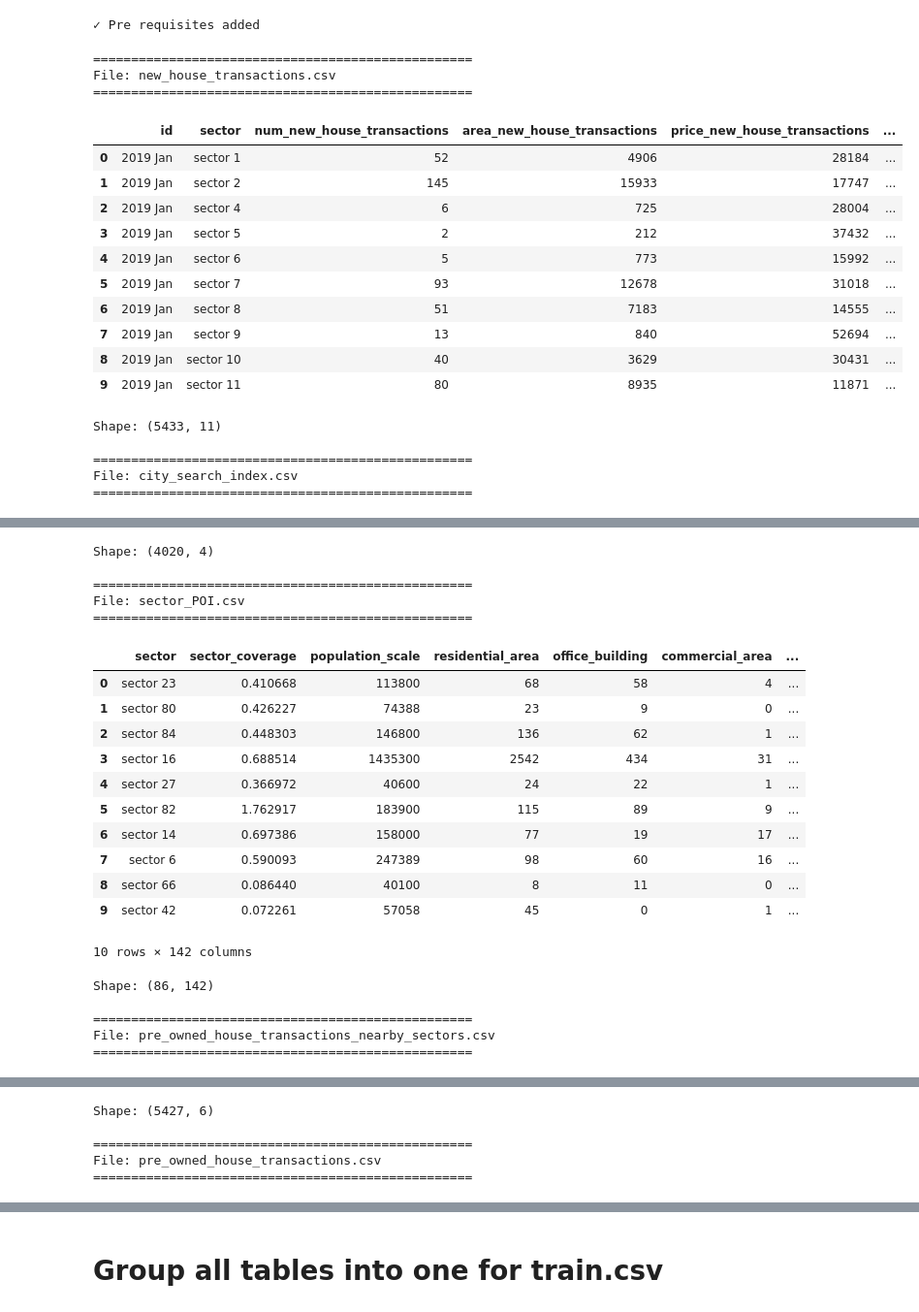
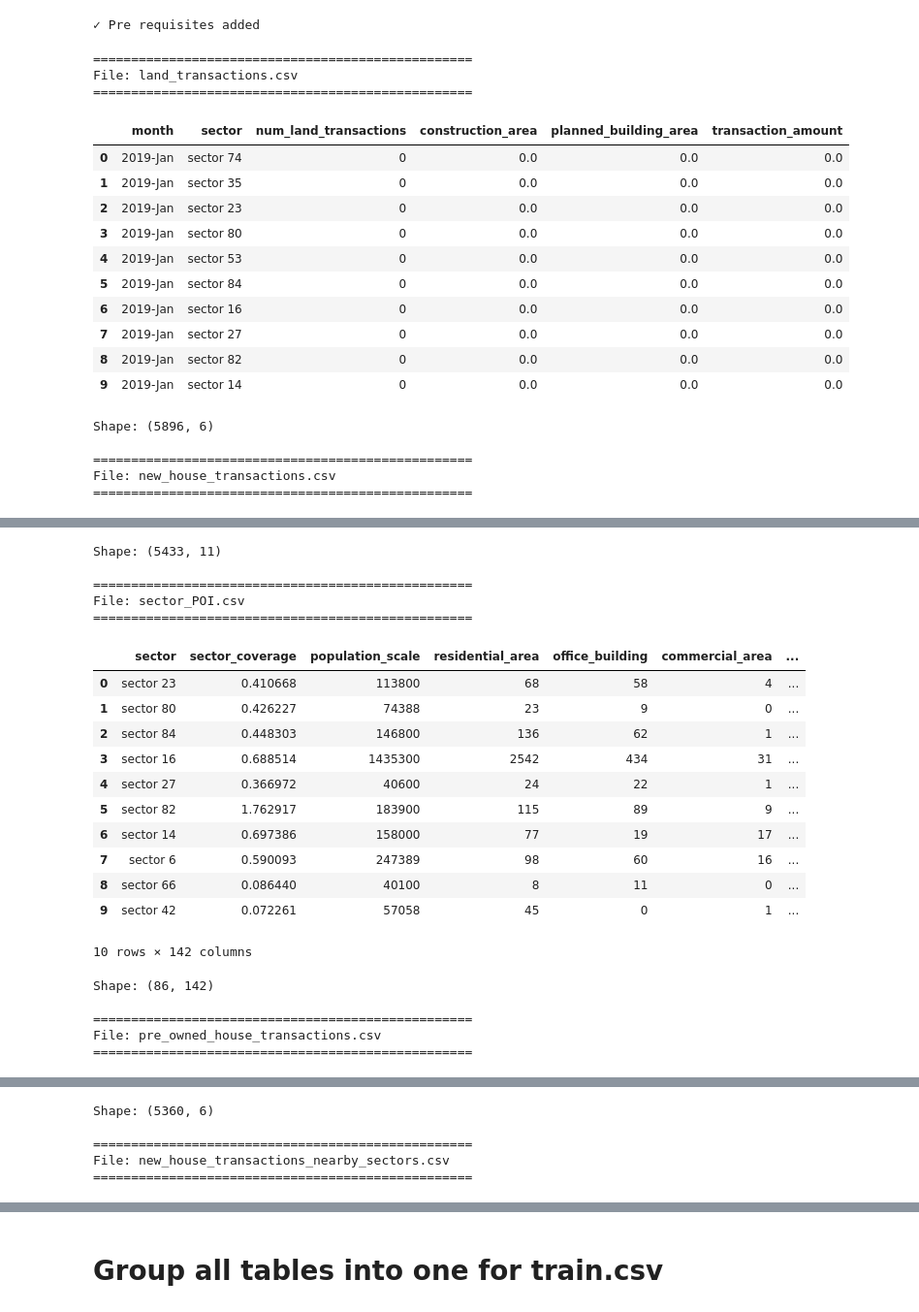
Before and after one commit to Mathavk1606/Real-Estate-Demand-Prediction, a Jupyter notebook: Real_Estate_Demand_Prediction.ipynb, the cells around one changed output, grey strips where cells are left out. Shown at 97% size. Cells and saved outputs as stored; diff of their text form; code cells hidden in the pictures.

```diff
--- a/Real_Estate_Demand_Prediction.ipynb
+++ b/Real_Estate_Demand_Prediction.ipynb
@@ -678,45 +681,45 @@ month_codes = {
 # %%
 for i in dir_list:
     df = pd.read_csv(os.path.join(os.getcwd(), i))
     print(f"\n{'='*50}")
     print(f"File: {i}")
     print(f"{'='*50}")
 
-    if 'month' in df.columns:
-        # Convert 'month' to datetime objects
-        df['month'] = pd.to_datetime(df['month'])
+    # if 'month' in df.columns:
+    #     # Convert 'month' to datetime objects
+    #     df['month'] = pd.to_datetime(df['month'])
 
-        # Extract year and month abbreviation
-        year_values = df['month'].dt.year.astype(str)  # Convert year to string
-        month_values = df['month'].dt.month.map(month_codes)
+    #     # Extract year and month abbreviation
+    #     year_values = df['month'].dt.year.astype(str)  # Convert year to string
+    #     month_values = df['month'].dt.month.map(month_codes)
 
-        # Create the 'id' column
-        df.insert(0, 'id', year_values + ' ' + month_values)
+    #     # Create the 'id' column
+    #     df.insert(0, 'id', year_values + ' ' + month_values)
 
-        df.drop('month', axis=1, inplace=True)
+    #     df.drop('month', axis=1, inplace=True)
 
 
     display(df.head(10))
     print(f"\nShape: {df.shape}")
 
 print("✓ Pre requisites added") # This line seems out of place here, it was probably intended for the setup cells.
 # %% [output]
 ==================================================
-File: new_house_transactions.csv
+File: land_transactions.csv
 ==================================================
-|  | id | sector | num_new_house_transactions | area_new_house_transactions | price_new_house_transactions | ... |
-| 0 | 2019 Jan | sector 1 | 52 | 4906 | 28184 | ... |
-| 1 | 2019 Jan | sector 2 | 145 | 15933 | 17747 | ... |
-| 2 | 2019 Jan | sector 4 | 6 | 725 | 28004 | ... |
-| 3 | 2019 Jan | sector 5 | 2 | 212 | 37432 | ... |
-| 4 | 2019 Jan | sector 6 | 5 | 773 | 15992 | ... |
-| 5 | 2019 Jan | sector 7 | 93 | 12678 | 31018 | ... |
-| 6 | 2019 Jan | sector 8 | 51 | 7183 | 14555 | ... |
-| 7 | 2019 Jan | sector 9 | 13 | 840 | 52694 | ... |
-| 8 | 2019 Jan | sector 10 | 40 | 3629 | 30431 | ... |
-| 9 | 2019 Jan | sector 11 | 80 | 8935 | 11871 | ... |
+|  | month | sector | num_land_transactions | construction_area | planned_building_area | transaction_amount |
+| 0 | 2019-Jan | sector 74 | 0 | 0.0 | 0.0 | 0.0 |
+| 1 | 2019-Jan | sector 35 | 0 | 0.0 | 0.0 | 0.0 |
+| 2 | 2019-Jan | sector 23 | 0 | 0.0 | 0.0 | 0.0 |
+| 3 | 2019-Jan | sector 80 | 0 | 0.0 | 0.0 | 0.0 |
+| 4 | 2019-Jan | sector 53 | 0 | 0.0 | 0.0 | 0.0 |
+| 5 | 2019-Jan | sector 84 | 0 | 0.0 | 0.0 | 0.0 |
+| 6 | 2019-Jan | sector 16 | 0 | 0.0 | 0.0 | 0.0 |
+| 7 | 2019-Jan | sector 27 | 0 | 0.0 | 0.0 | 0.0 |
+| 8 | 2019-Jan | sector 82 | 0 | 0.0 | 0.0 | 0.0 |
+| 9 | 2019-Jan | sector 14 | 0 | 0.0 | 0.0 | 0.0 |
-Shape: (5433, 11)
+Shape: (5896, 6)
 
 ==================================================
-File: city_search_index.csv
+File: new_house_transactions.csv
 ==================================================
@@ -734,4 +737,4 @@ File: city_search_index.csv
-Shape: (4020, 4)
+Shape: (5433, 11)
 
 ==================================================
 File: sector_POI.csv
@@ -751,5 +754,5 @@ File: sector_POI.csv
 Shape: (86, 142)
 
 ==================================================
-File: pre_owned_house_transactions_nearby_sectors.csv
+File: pre_owned_house_transactions.csv
 ==================================================
@@ -767,5 +770,5 @@ File: pre_owned_house_transactions_nearby_sectors.csv
-Shape: (5427, 6)
+Shape: (5360, 6)
 
 ==================================================
-File: pre_owned_house_transactions.csv
+File: new_house_transactions_nearby_sectors.csv
 ==================================================
```
Also changed, not shown: parts of 10 cells of this notebook.
